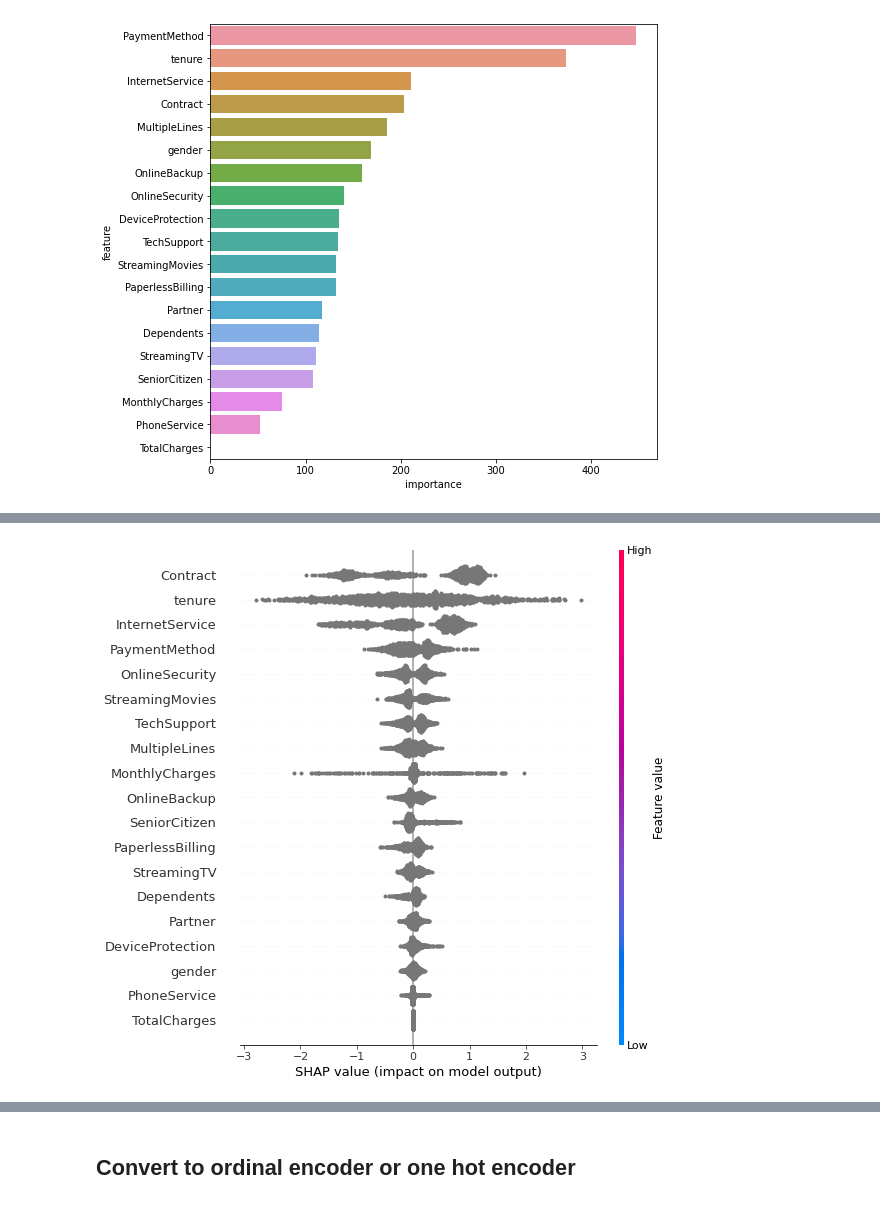
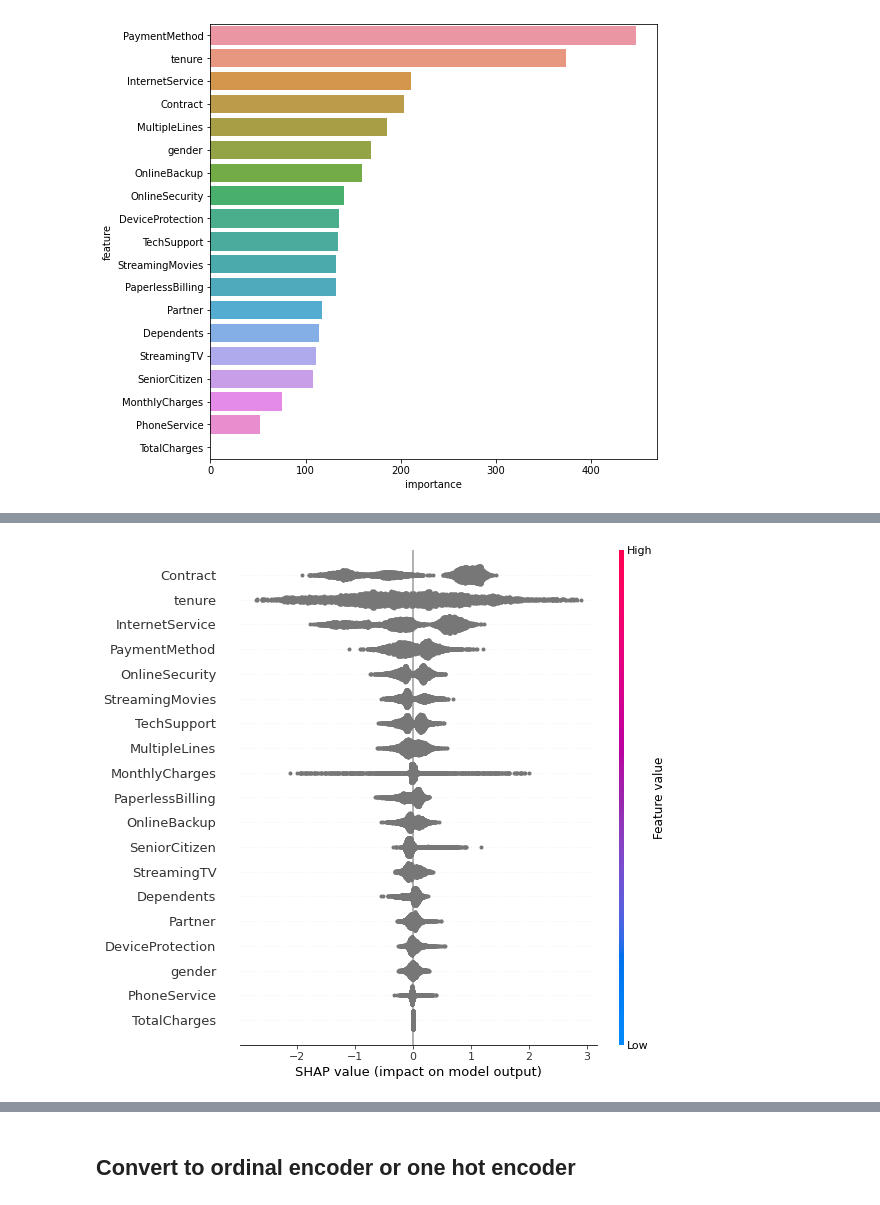
Before and after one commit to duybluemind1988/project_py, a Jupyter notebook: Churn/Churn_final.ipynb, the cells around one changed output, grey strips where cells are left out. Saved outputs shown, nothing was run; the diff lists cells and outputs as text; code cells hidden in the pictures.

```diff
--- a/Churn/Churn_final.ipynb
+++ b/Churn/Churn_final.ipynb
@@ -554,7 +521,5 @@ Successfully installed shap-0.39.0 slicer-0.0.7
 # %%
 explainer = shap.TreeExplainer(model)
-shap_values = explainer.shap_values(X_test)
-
-shap.summary_plot(shap_values[1], X_test, plot_type="bar")
+shap_values = explainer.shap_values(X_train)
 # %% [output]
 LightGBM binary classifier with TreeExplainer shap values output has changed to a list of ndarray
@@ -562,4 +534,4 @@ LightGBM binary classifier with TreeExplainer shap values output has changed to
 # %%
-shap.summary_plot(shap_values[1], X_test)
+shap.summary_plot(shap_values[1], X_train)
 # %% [output]
-[figure, old version]
+[figure, new version]
```
Also changed, not shown: parts of 31 cells of this notebook.
